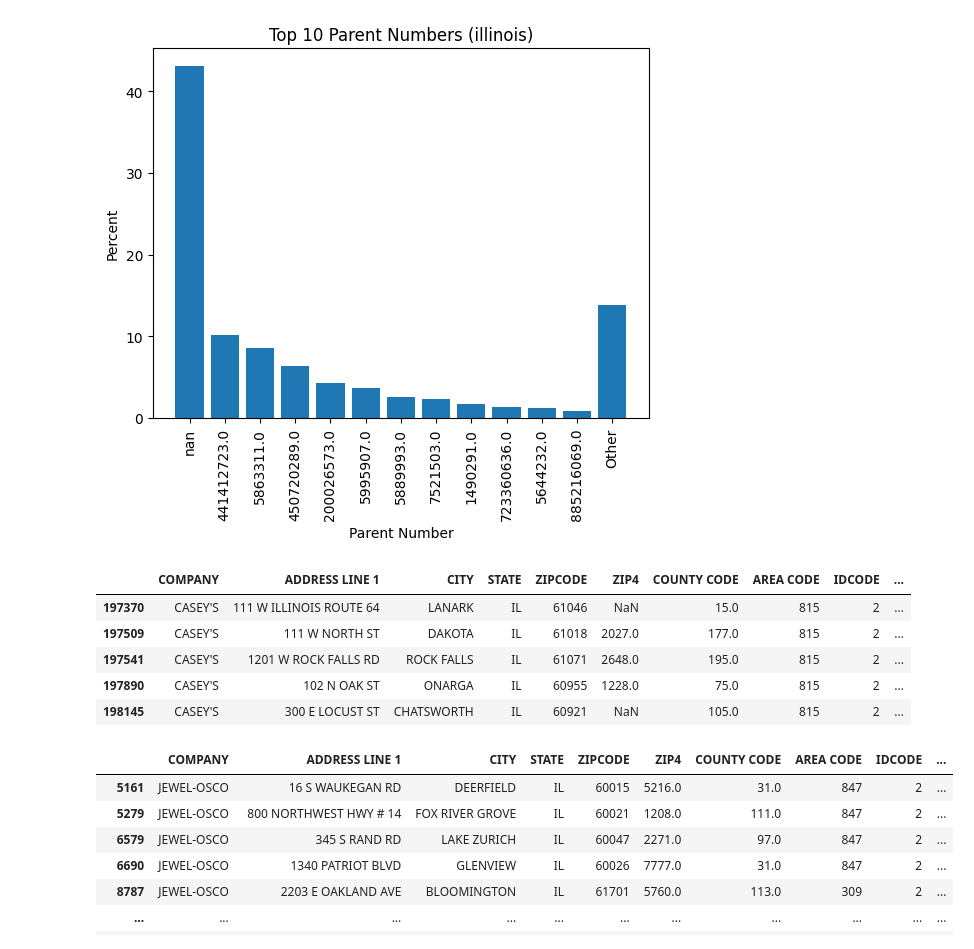
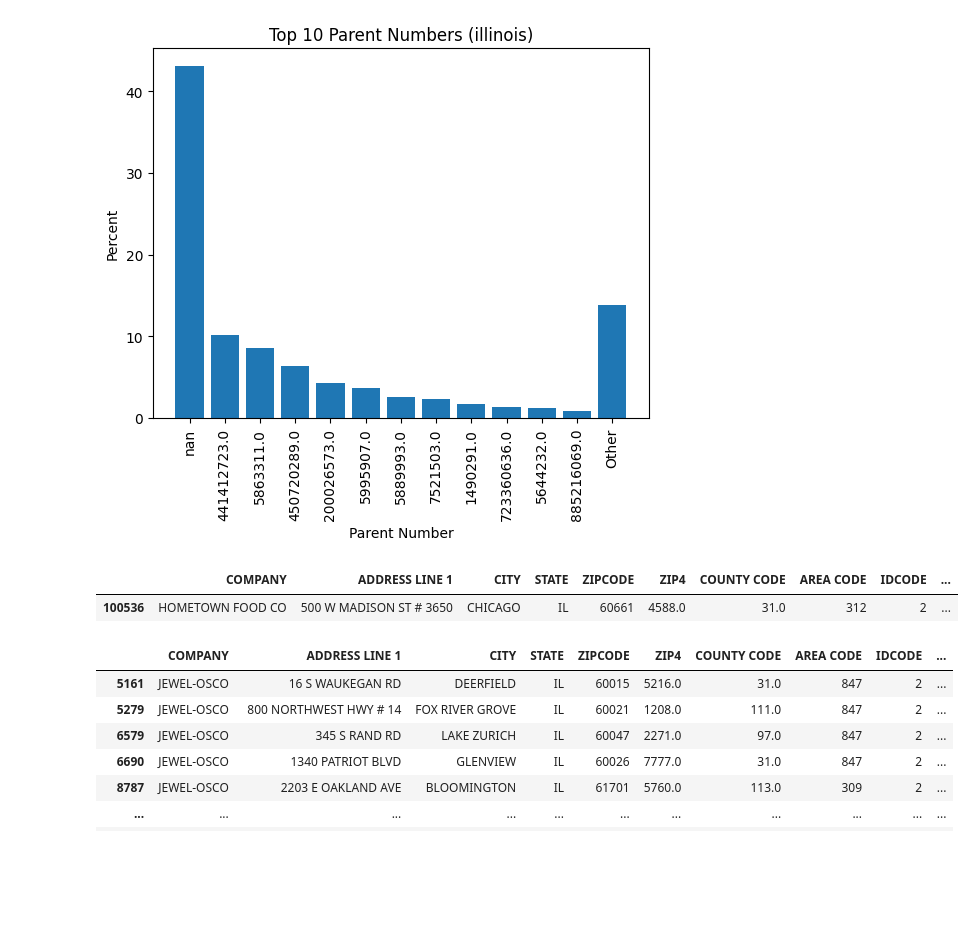
Before and after one commit to uchicago-dsi/rafi-grocery, a Jupyter notebook: day 2N3.ipynb, the cells around one changed output. Drawn from its saved outputs; the diff is of its cells as text; code cells hidden in the pictures; blank space fills up the shorter version.

```diff
--- a/day 2N3.ipynb
+++ b/day 2N3.ipynb
@@ -169,26 +168,22 @@ plt.show()
 [figure]
 # %%
 
-IL_SIC1 = grocery_sic[(grocery_sic['PARENT NUMBER']== 441412723.0 ) & (grocery_sic['STATE'] == 'IL')]
+IL_SIC1 = grocery_sic[(grocery_sic['PARENT NUMBER']== 973823321.0) & (grocery_sic['STATE'] == 'IL')]
 IL_SIC1.tail()
-
+#top 10 parent compnaies in the country
 # 1) 5863311.0 = parent company = Seven & I holdings
 # 2) 450720289.0 = parent company(s) = Alimentation Couche-Tard, Convenience Retail Asia
 # 3) 5889993.0 = parent company = Walmart
 # 4) 7521503.0 = parent company = Kroger
 #5) 441412723.0 = parent company(s)= Rutters Holding Inc, CHR Corporation
-#6) 5995907.0 = parent company = Albertson, American stores
+#6) 5995907.0 = parent company = Albertson, American stores 3
 #7) 200026573.0 = parent company = Albrecht Discounts(aldi)
 #8) not showing data Ahold Delhaize
 #9) 714232249.0 = parentt company = Clark Enterprises Inc
 #10) 433922353.0 = parent compnay = Murphy Oil Corporation USA
 # %% [output]
 |  | COMPANY | ADDRESS LINE 1 | CITY | STATE | ZIPCODE | ZIP4 | COUNTY CODE | AREA CODE | IDCODE | ... |
-| 197370 | CASEY'S | 111 W ILLINOIS ROUTE 64 | LANARK | IL | 61046 | NaN | 15.0 | 815 | 2 | ... |
-| 197509 | CASEY'S | 111 W NORTH ST | DAKOTA | IL | 61018 | 2027.0 | 177.0 | 815 | 2 | ... |
-| 197541 | CASEY'S | 1201 W ROCK FALLS RD | ROCK FALLS | IL | 61071 | 2648.0 | 195.0 | 815 | 2 | ... |
-| 197890 | CASEY'S | 102 N OAK ST | ONARGA | IL | 60955 | 1228.0 | 75.0 | 815 | 2 | ... |
-| 198145 | CASEY'S | 300 E LOCUST ST | CHATSWORTH | IL | 60921 | NaN | 105.0 | 815 | 2 | ... |
+| 100536 | HOMETOWN FOOD CO | 500 W MADISON ST # 3650 | CHICAGO | IL | 60661 | 4588.0 | 31.0 | 312 | 2 | ... |
 # %%
 IL_SIC3 = grocery_sic[(grocery_sic['PARENT NUMBER']== 5995907.0) & (grocery_sic['STATE'] == 'IL')]
 IL_SIC3
```
Also changed, not shown: parts of 5 cells of this notebook.
